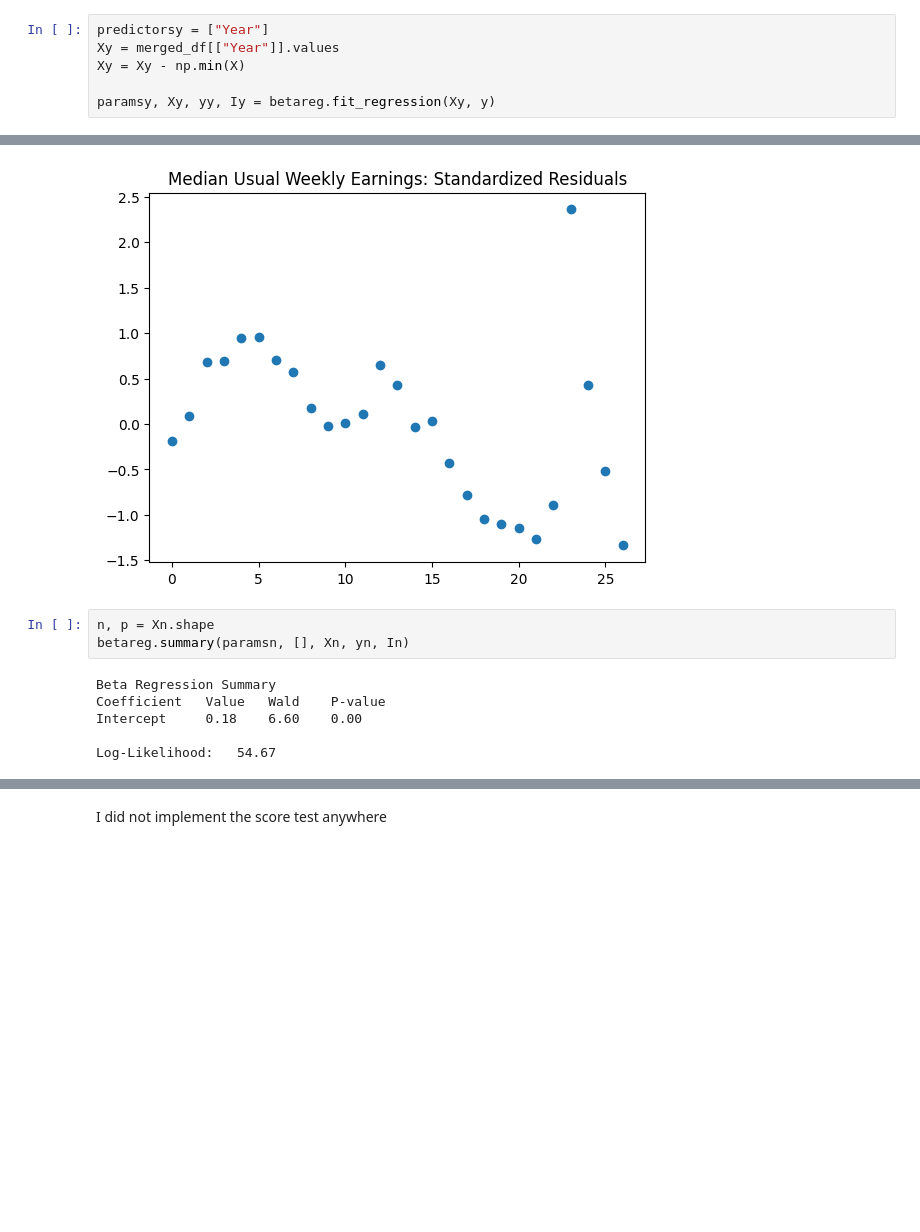
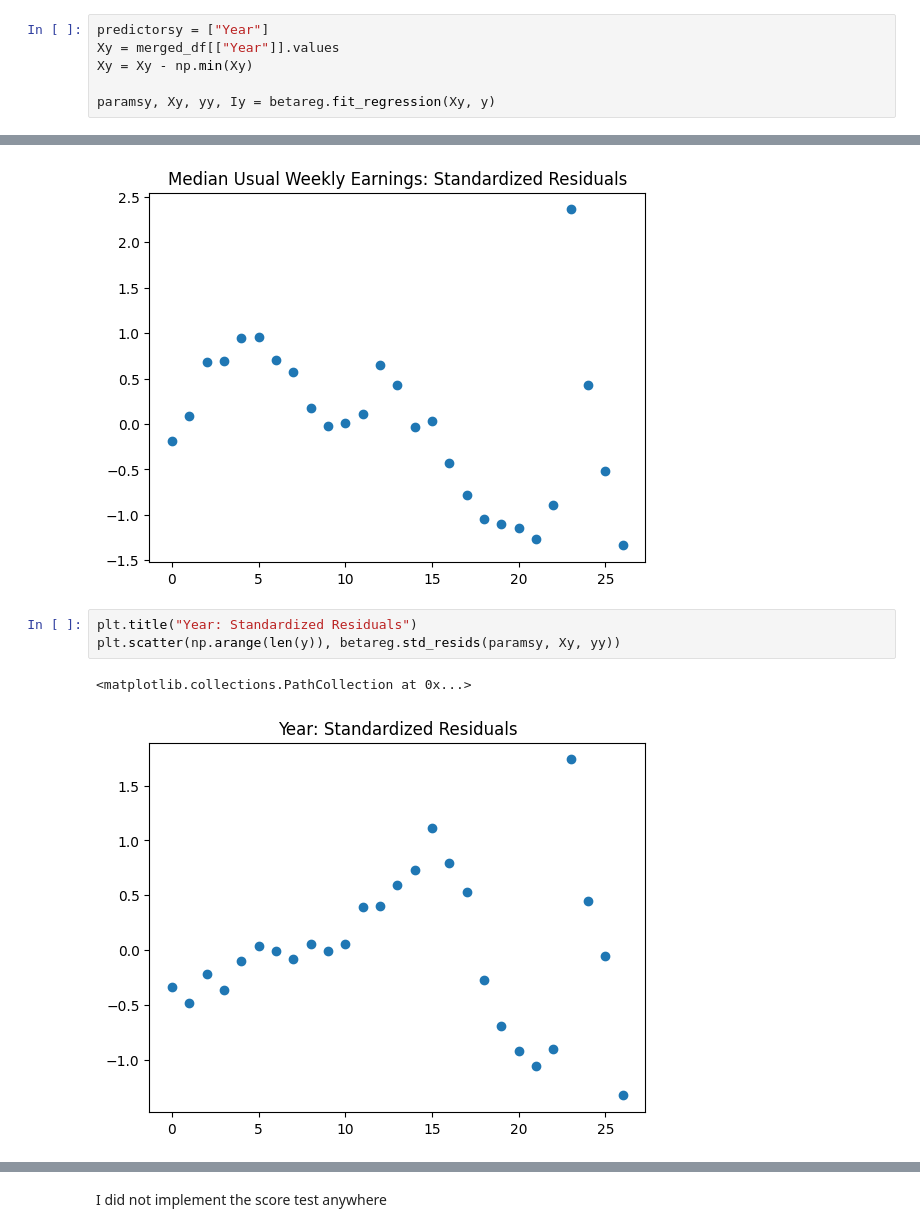
Before and after one commit to KingJMS1/LogisticProject, a Jupyter notebook: logistic_final.ipynb, the cells around one changed output, grey strips where cells are left out. Drawn from its saved outputs; the diff is of its cells as text; blank space fills up the shorter version.

```diff
--- a/logistic_final.ipynb
+++ b/logistic_final.ipynb
@@ -443,7 +443,7 @@ Log-Likelihood:   77.23
 # %%
 predictorsy = ["Year"]
 Xy = merged_df[["Year"]].values
-Xy = Xy - np.min(X)
+Xy = Xy - np.min(Xy)
 
 paramsy, Xy, yy, Iy = betareg.fit_regression(Xy, y)
 # %% [output]
@@ -550,12 +559,9 @@ plt.scatter(np.arange(len(y)), betareg.std_resids(paramsm, Xm, ym))
 # %% [output]
 <matplotlib.collections.PathCollection at 0x...>
 [figure]
-# %%
-n, p = Xn.shape
-betareg.summary(paramsn, [], Xn, yn, In)
-# %% [output]
-Beta Regression Summary
-Coefficient   Value   Wald    P-value
-Intercept     0.18    6.60    0.00
-
-Log-Likelihood:   54.67
+# %%
+plt.title("Year: Standardized Residuals")
+plt.scatter(np.arange(len(y)), betareg.std_resids(paramsy, Xy, yy))
+# %% [output]
+<matplotlib.collections.PathCollection at 0x...>
+[figure, added]
```
Also changed, not shown: parts of 6 cells of this notebook.
